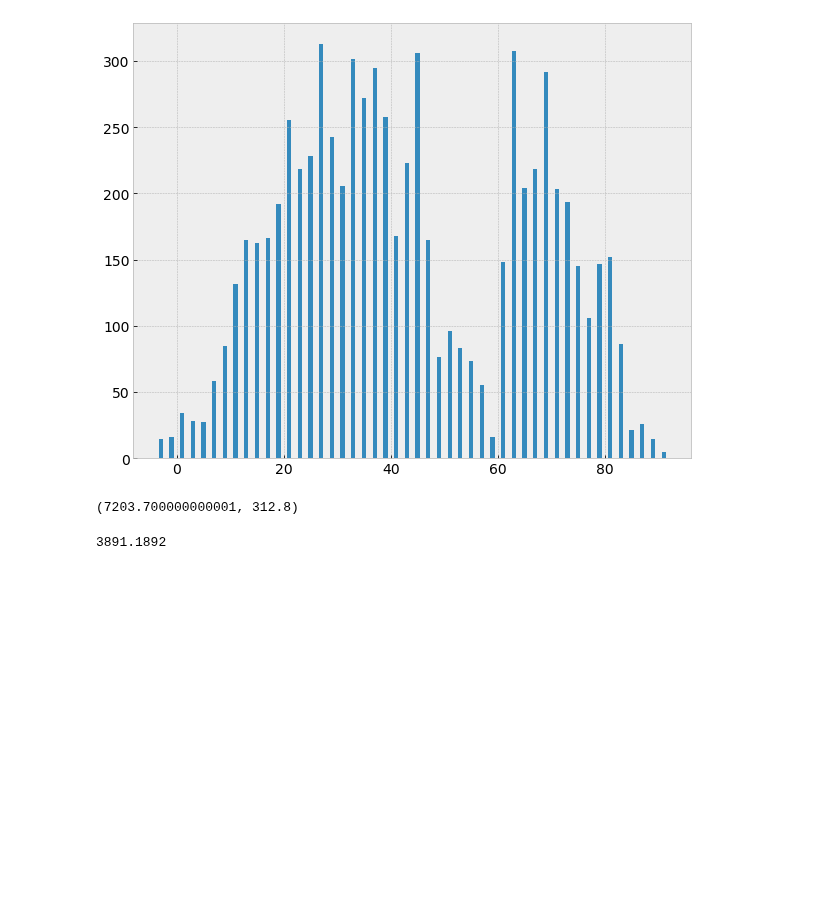
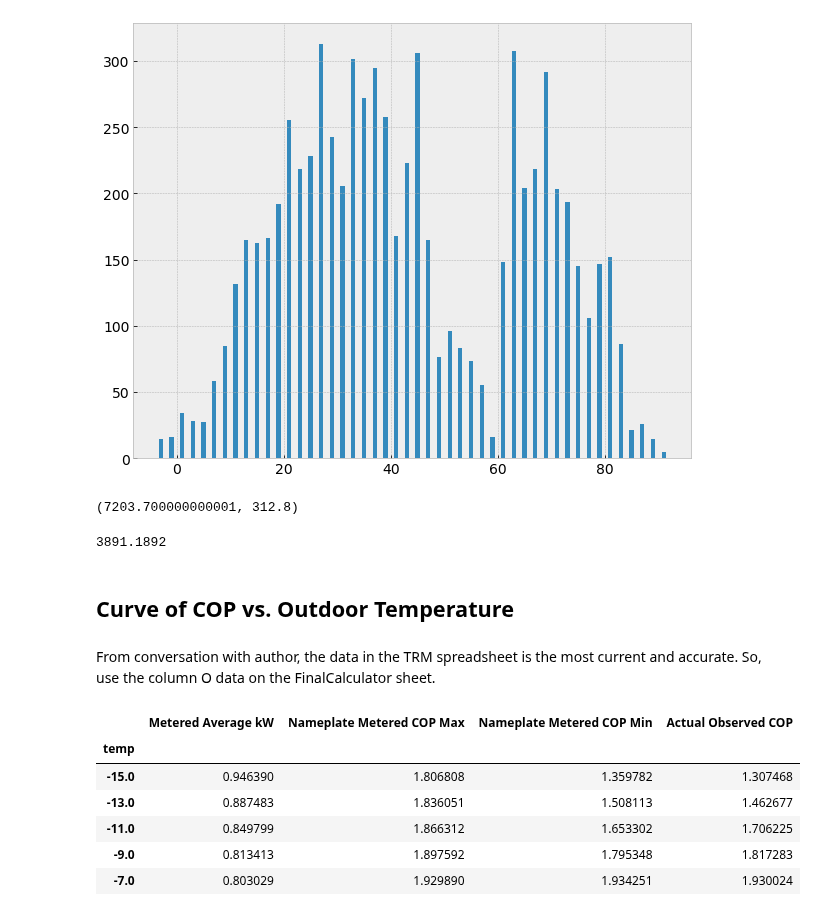
Before and after one commit to alanmitchell/heat-pump-study, a Jupyter notebook: field_studies/cadmus_vt/cadmus_vt_analysis.ipynb, the cells around one changed output. Drawn from its saved outputs; the diff is of its cells as text; code cells hidden in the pictures; blank space fills up the shorter version.

```diff
--- a/field_studies/cadmus_vt/cadmus_vt_analysis.ipynb
+++ b/field_studies/cadmus_vt/cadmus_vt_analysis.ipynb
@@ -153,3 +154,18 @@ sum(hrs), max(hrs)
 # Answer is quite a bit higher than the 2,085 kWh stated in Table 1, page 3
 # %% [output]
 3891.1892
+# %% [markdown]
+## Curve of COP vs. Outdoor Temperature
+# %% [markdown]
+From conversation with author, the data in the TRM spreadsheet is the most current and accurate.  So, use the column O data on the FinalCalculator sheet.
+# %%
+df_cop_raw = xw.Book('TRM Savings Calculation_EFLH_kWh_kW.XLSX').sheets[0].range('tbl_COP').options(pd.DataFrame).value
+df_cop_raw.head()
+# %% [output]
+|  | Metered Average kW | Nameplate Metered COP Max | Nameplate Metered COP Min | Actual Observed COP |
+| temp |  |  |  |  |
+| -15.0 | 0.946390 | 1.806808 | 1.359782 | 1.307468 |
+| -13.0 | 0.887483 | 1.836051 | 1.508113 | 1.462677 |
+| -11.0 | 0.849799 | 1.866312 | 1.653302 | 1.706225 |
+| -9.0 | 0.813413 | 1.897592 | 1.795348 | 1.817283 |
+| -7.0 | 0.803029 | 1.929890 | 1.934251 | 1.930024 |
```
Also changed, not shown: parts of 3 cells of this notebook, 3 other files.
